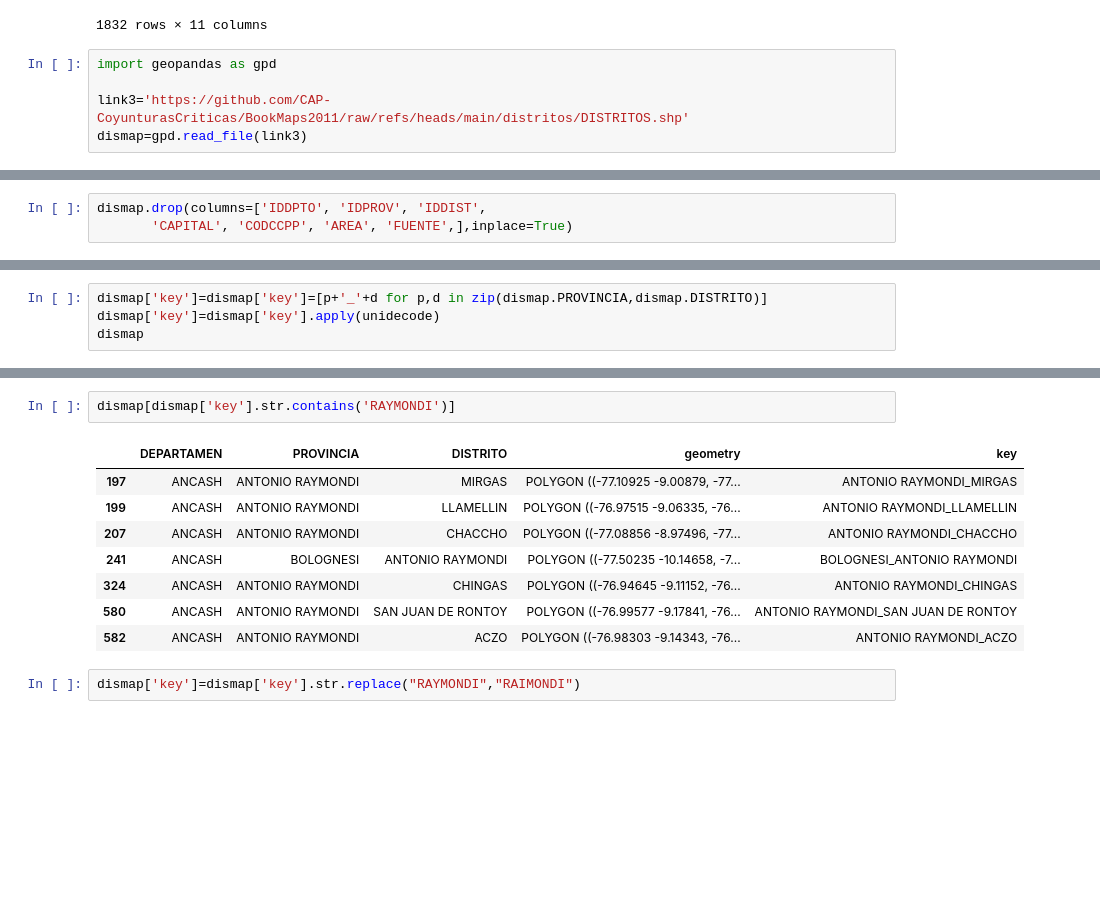
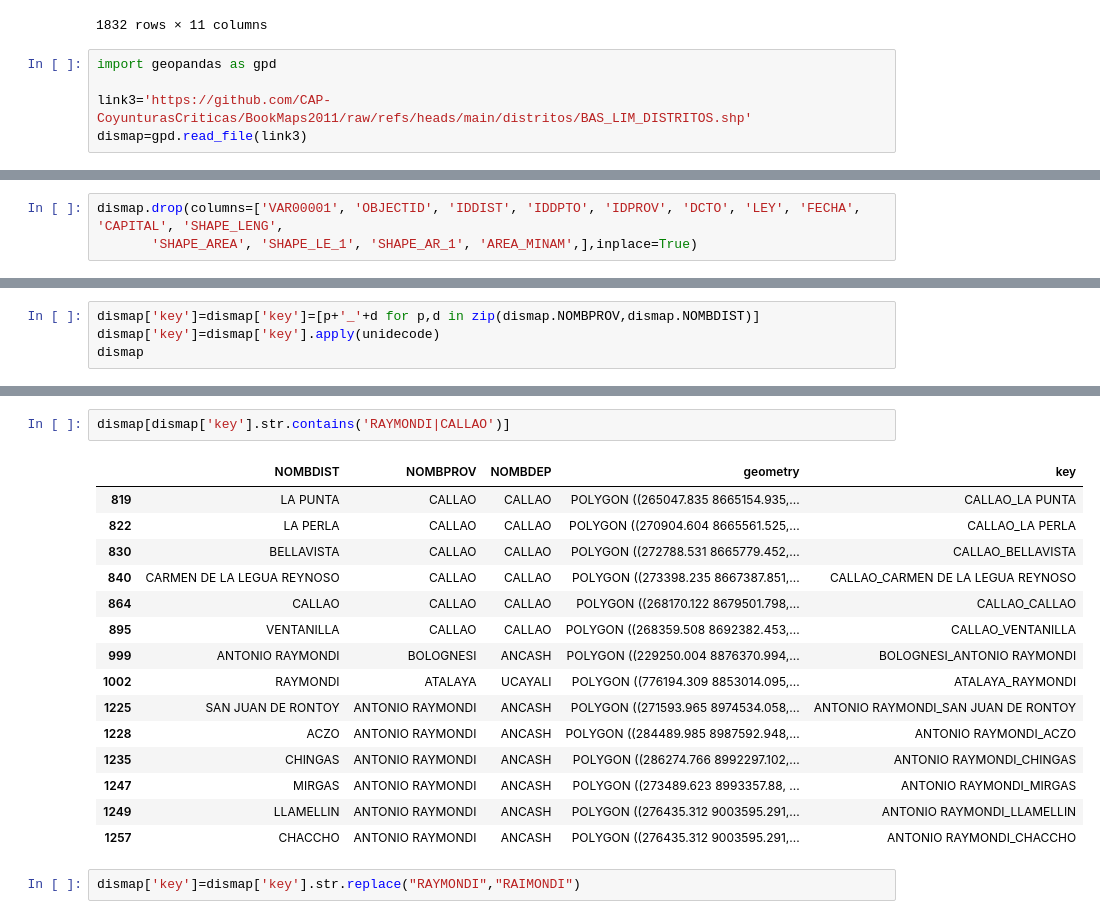
Before and after one commit to CAP-CoyunturasCriticas/BookMaps2011, a Jupyter notebook: preprocessing.ipynb, the cells around one changed output, grey strips where cells are left out. Saved outputs shown, nothing was run; the diff lists cells and outputs as text; blank space fills up the shorter version.

```diff
--- a/preprocessing.ipynb
+++ b/preprocessing.ipynb
@@ -394,7 +394,7 @@ data2011
 # %%
 import geopandas as gpd
 
-link3='https://github.com/CAP-CoyunturasCriticas/BookMaps2011/raw/refs/heads/main/distritos/DISTRITOS.shp'
+link3='https://github.com/CAP-CoyunturasCriticas/BookMaps2011/raw/refs/heads/main/distritos/BAS_LIM_DISTRITOS.shp'
 dismap=gpd.read_file(link3)
 # %%
 dismap.head()
@@ -413,7 +414,7 @@ Index(['IDDPTO', 'DEPARTAMEN', 'IDPROV', 'PROVINCIA', 'IDDIST', 'DISTRITO',
       dtype='object')
 # %%
-dismap.drop(columns=['IDDPTO', 'IDPROV', 'IDDIST',
-       'CAPITAL', 'CODCCPP', 'AREA', 'FUENTE',],inplace=True)
+dismap.drop(columns=['VAR00001', 'OBJECTID', 'IDDIST', 'IDDPTO', 'IDPROV', 'DCTO', 'LEY', 'FECHA', 'CAPITAL', 'SHAPE_LENG',
+       'SHAPE_AREA', 'SHAPE_LE_1', 'SHAPE_AR_1', 'AREA_MINAM',],inplace=True)
 # %%
 dismap
 # %% [output]
@@ -433,5 +434,5 @@ dismap
 # %%
-dismap['key']=dismap['key']=[p+'_'+d for p,d in zip(dismap.PROVINCIA,dismap.DISTRITO)]
+dismap['key']=dismap['key']=[p+'_'+d for p,d in zip(dismap.NOMBPROV,dismap.NOMBDIST)]
 dismap['key']=dismap['key'].apply(unidecode)
 dismap
 # %% [output]
@@ -451,14 +452,21 @@ dismap
 # %%
-dismap[dismap['key'].str.contains('RAYMONDI')]
+dismap[dismap['key'].str.contains('RAYMONDI|CALLAO')]
 # %% [output]
-|  | DEPARTAMEN | PROVINCIA | DISTRITO | geometry | key |
-| 197 | ANCASH | ANTONIO RAYMONDI | MIRGAS | POLYGON ((-77.10925 -9.00879, -77... | ANTONIO RAYMONDI_MIRGAS |
-| 199 | ANCASH | ANTONIO RAYMONDI | LLAMELLIN | POLYGON ((-76.97515 -9.06335, -76... | ANTONIO RAYMONDI_LLAMELLIN |
-| 207 | ANCASH | ANTONIO RAYMONDI | CHACCHO | POLYGON ((-77.08856 -8.97496, -77... | ANTONIO RAYMONDI_CHACCHO |
-| 241 | ANCASH | BOLOGNESI | ANTONIO RAYMONDI | POLYGON ((-77.50235 -10.14658, -7... | BOLOGNESI_ANTONIO RAYMONDI |
-| 324 | ANCASH | ANTONIO RAYMONDI | CHINGAS | POLYGON ((-76.94645 -9.11152, -76... | ANTONIO RAYMONDI_CHINGAS |
-| 580 | ANCASH | ANTONIO RAYMONDI | SAN JUAN DE RONTOY | POLYGON ((-76.99577 -9.17841, -76... | ANTONIO RAYMONDI_SAN JUAN DE RONTOY |
-| 582 | ANCASH | ANTONIO RAYMONDI | ACZO | POLYGON ((-76.98303 -9.14343, -76... | ANTONIO RAYMONDI_ACZO |
+|  | NOMBDIST | NOMBPROV | NOMBDEP | geometry | key |
+| 819 | LA PUNTA | CALLAO | CALLAO | POLYGON ((265047.835 8665154.935,... | CALLAO_LA PUNTA |
+| 822 | LA PERLA | CALLAO | CALLAO | POLYGON ((270904.604 8665561.525,... | CALLAO_LA PERLA |
+| 830 | BELLAVISTA | CALLAO | CALLAO | POLYGON ((272788.531 8665779.452,... | CALLAO_BELLAVISTA |
+| 840 | CARMEN DE LA LEGUA REYNOSO | CALLAO | CALLAO | POLYGON ((273398.235 8667387.851,... | CALLAO_CARMEN DE LA LEGUA REYNOSO |
+| 864 | CALLAO | CALLAO | CALLAO | POLYGON ((268170.122 8679501.798,... | CALLAO_CALLAO |
+| 895 | VENTANILLA | CALLAO | CALLAO | POLYGON ((268359.508 8692382.453,... | CALLAO_VENTANILLA |
+| 999 | ANTONIO RAYMONDI | BOLOGNESI | ANCASH | POLYGON ((229250.004 8876370.994,... | BOLOGNESI_ANTONIO RAYMONDI |
+| 1002 | RAYMONDI | ATALAYA | UCAYALI | POLYGON ((776194.309 8853014.095,... | ATALAYA_RAYMONDI |
+| 1225 | SAN JUAN DE RONTOY | ANTONIO RAYMONDI | ANCASH | POLYGON ((271593.965 8974534.058,... | ANTONIO RAYMONDI_SAN JUAN DE RONTOY |
+| 1228 | ACZO | ANTONIO RAYMONDI | ANCASH | POLYGON ((284489.985 8987592.948,... | ANTONIO RAYMONDI_ACZO |
+| 1235 | CHINGAS | ANTONIO RAYMONDI | ANCASH | POLYGON ((286274.766 8992297.102,... | ANTONIO RAYMONDI_CHINGAS |
+| 1247 | MIRGAS | ANTONIO RAYMONDI | ANCASH | POLYGON ((273489.623 8993357.88, ... | ANTONIO RAYMONDI_MIRGAS |
+| 1249 | LLAMELLIN | ANTONIO RAYMONDI | ANCASH | POLYGON ((276435.312 9003595.291,... | ANTONIO RAYMONDI_LLAMELLIN |
+| 1257 | CHACCHO | ANTONIO RAYMONDI | ANCASH | POLYGON ((276435.312 9003595.291,... | ANTONIO RAYMONDI_CHACCHO |
 # %%
 dismap['key']=dismap['key'].str.replace("RAYMONDI","RAIMONDI")
 # %%
```
Also changed, not shown: parts of 25 cells of this notebook, 1 other file.
